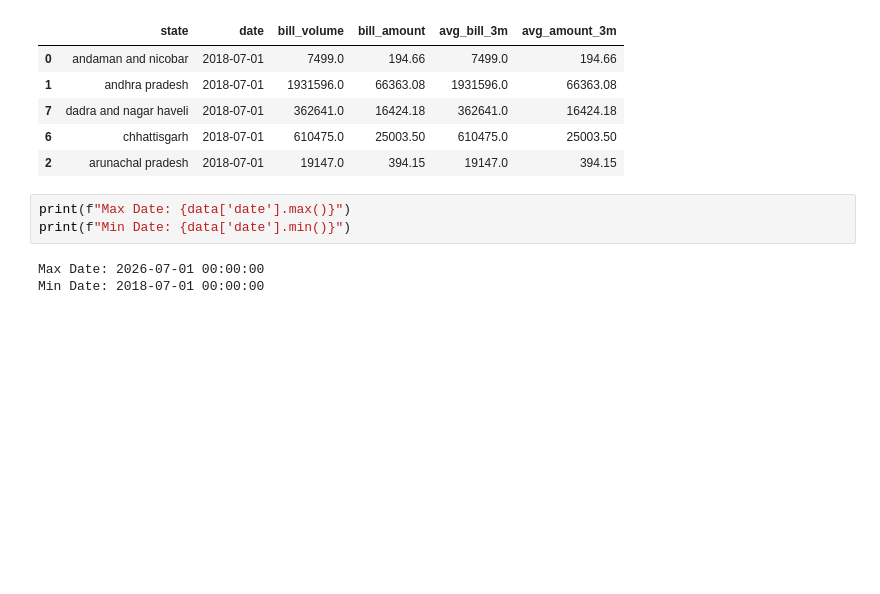
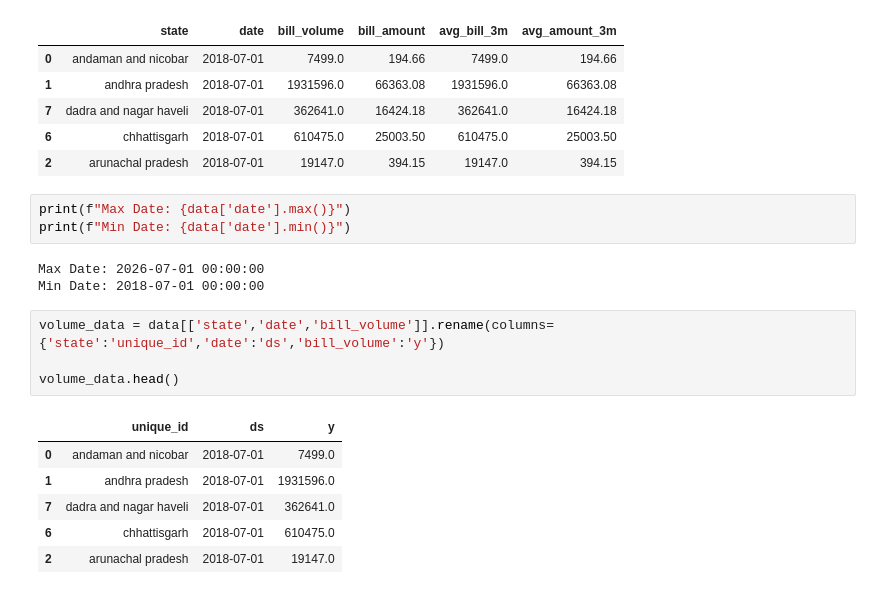
Before and after one commit to IamRaNo/india-logistics-hub-optimizer, a Jupyter notebook: jupyter notebooks/01_forecasting.ipynb, the cells around one changed output. Drawn from its saved outputs; the diff is of its cells as text; blank space fills up the shorter version.

```diff
--- a/jupyter notebooks/01_forecasting.ipynb
+++ b/jupyter notebooks/01_forecasting.ipynb
@@ -199,3 +199,14 @@ print(f"Min Date: {data['date'].min()}")
 # %% [output]
 Max Date: 2026-07-01 00:00:00
 Min Date: 2018-07-01 00:00:00
+# %%
+volume_data = data[['state','date','bill_volume']].rename(columns={'state':'unique_id','date':'ds','bill_volume':'y'})
+
+volume_data.head()
+# %% [output]
+|  | unique_id | ds | y |
+| 0 | andaman and nicobar | 2018-07-01 | 7499.0 |
+| 1 | andhra pradesh | 2018-07-01 | 1931596.0 |
+| 7 | dadra and nagar haveli | 2018-07-01 | 362641.0 |
+| 6 | chhattisgarh | 2018-07-01 | 610475.0 |
+| 2 | arunachal pradesh | 2018-07-01 | 19147.0 |
```
Also changed, not shown: parts of 12 cells of this notebook, 2 other files.
